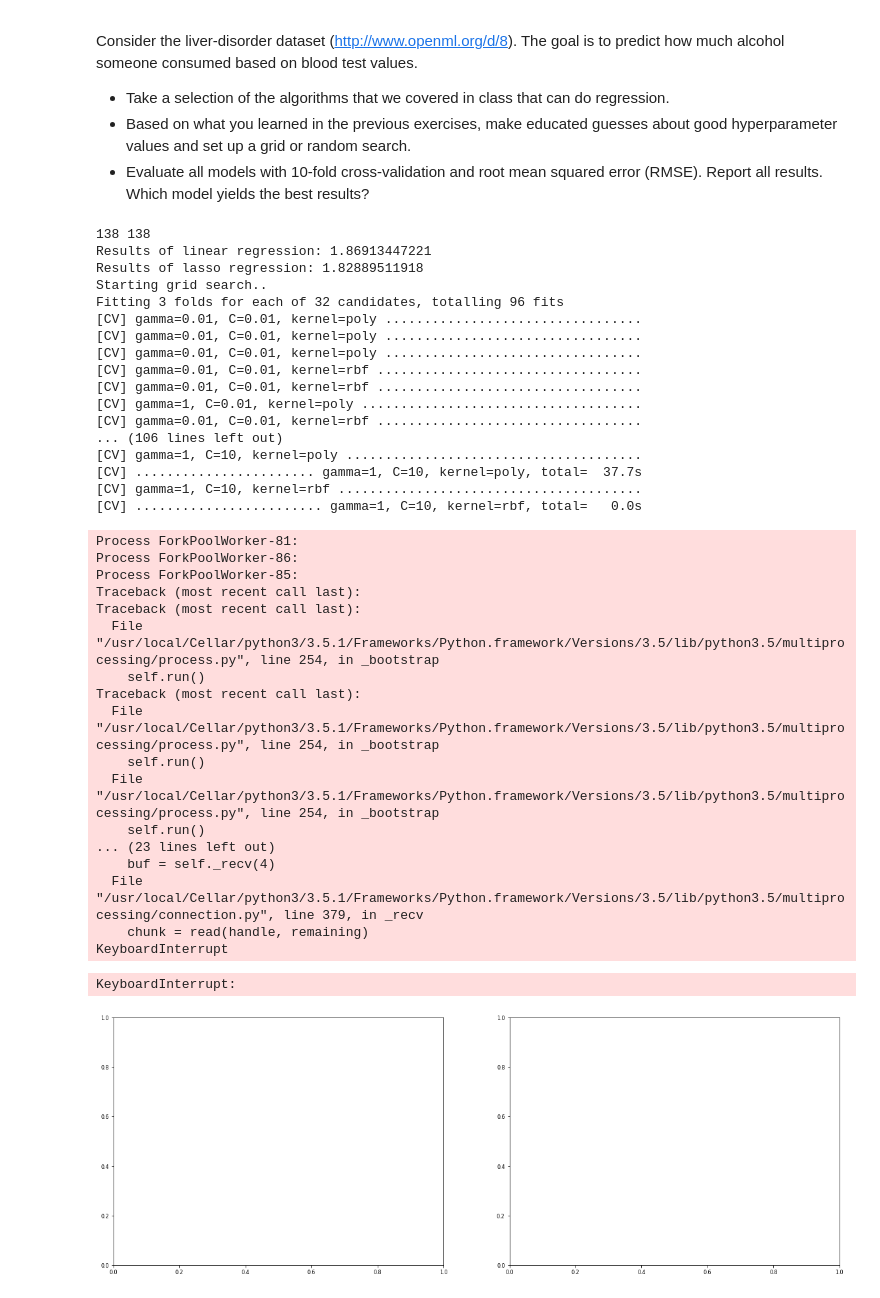
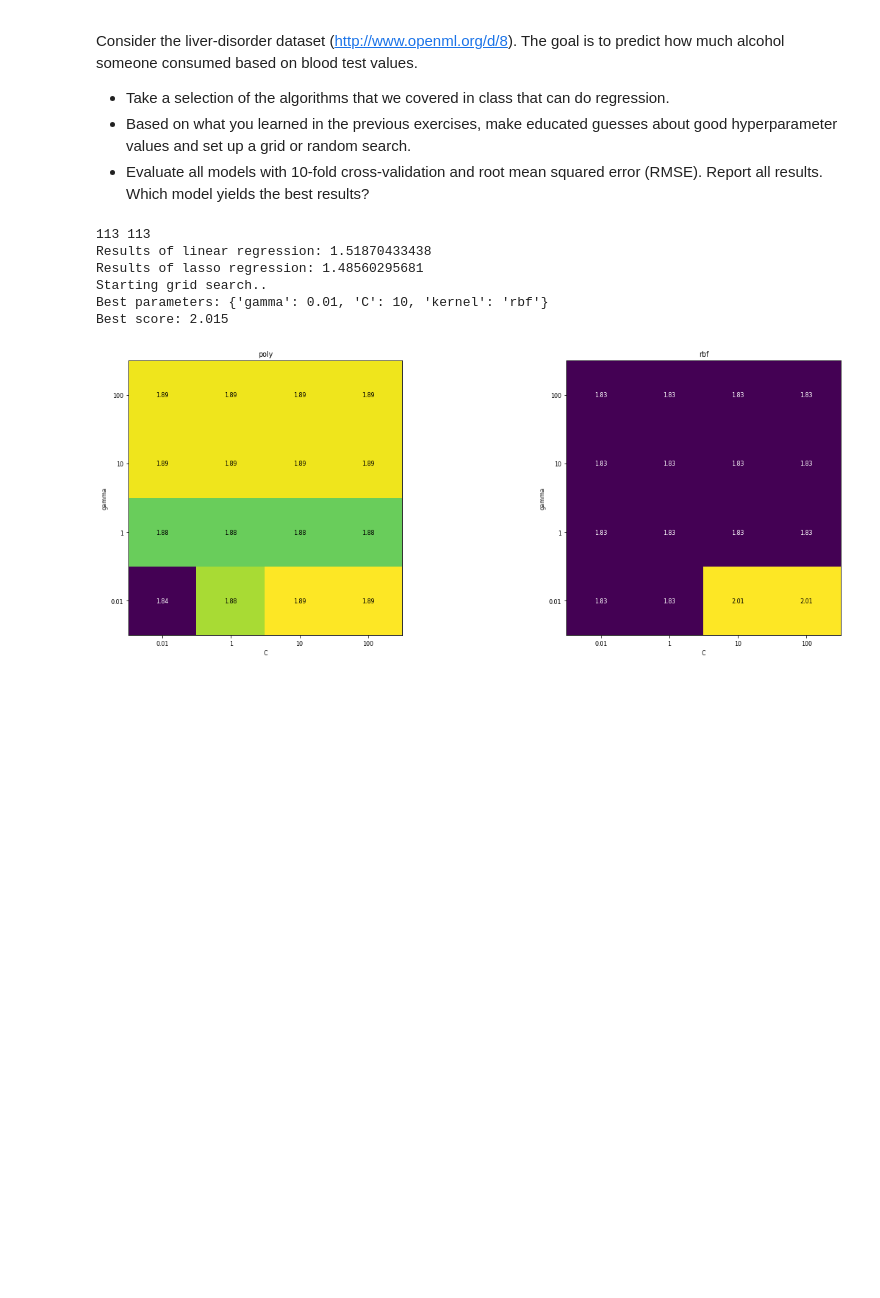
Before and after one commit to Zilarion/2IMW30-Assignment-1-2, a Jupyter notebook: a1/Assignment 1.ipynb, the cells around one changed output. Saved outputs shown, nothing was run; the diff lists cells and outputs as text; code cells hidden in the pictures; blank space fills up the shorter version.

Commit message:
Run last assignment

```diff
--- a/a1/Assignment 1.ipynb
+++ b/a1/Assignment 1.ipynb
@@ -568,7 +568,7 @@ from sklearn import linear_model
 liver = oml.datasets.get_dataset(8) # Download Liver-disorders data
 X, y = liver.get_data(target=liver.default_target_attribute);
 
-percentage = 0.4
+percentage = 0.33
 X = X[:int(len(X)*percentage)];
 y = y[:int(len(y)*percentage)];
 print(len(X), len(y))
@@ -592,66 +592,37 @@ print("Results of lasso regression: %s" % score.mean())
 # Run for several parameters
 param_grid = {
     'kernel':['poly', 'rbf'],
     'C': [0.01, 1, 10, 100],
     'gamma': [0.01, 1, 10, 100]
 }
 # Create three subplots
 numPlots=len(param_grid['kernel'])
 fig, axes = plt.subplots(1, numPlots,  figsize=(20, 7))
 print("Starting grid search..")
-grid = GridSearchCV(SVC(), param_grid, n_jobs=-1, scoring=make_scorer(rmse), verbose=2) #cv=kf, scoring=make_scorer(rmse))
+grid = GridSearchCV(SVC(), param_grid, n_jobs=-1, scoring=make_scorer(rmse)) #cv=kf, scoring=make_scorer(rmse))
 grid.fit(X, y)
 
 print("Best parameters: %s" % (grid.best_params_))
 print("Best score: {:.3f}".format(grid.best_score_))
 
 # Visualize all results
 results = pd.DataFrame(grid.cv_results_)
 scores = np.array(results.mean_test_score).reshape(len(param_grid['C']),
                                                    len(param_grid['gamma']),
                                                    len(param_grid['kernel']))
 
 
 # Visualize the results
 for i, ax in zip(range(numPlots), axes):
     # plot the heatmap of kernel scores
     ax.set_title(param_grid['kernel'][i])
     mglearn.tools.heatmap(np.transpose(scores[:,:,i]), ax=ax, ylabel='gamma', yticklabels=param_grid['gamma'],
                           xlabel='C', xticklabels=param_grid['C'], cmap="viridis");
 # %% [output]
-138 138
-Results of linear regression: 1.86913447221
-Results of lasso regression: 1.82889511918
+113 113
+Results of linear regression: 1.51870433438
+Results of lasso regression: 1.48560295681
 Starting grid search..
-Fitting 3 folds for each of 32 candidates, totalling 96 fits
-[CV] gamma=0.01, C=0.01, kernel=poly .................................
-[CV] gamma=0.01, C=0.01, kernel=poly .................................
-[CV] gamma=0.01, C=0.01, kernel=poly .................................
-[CV] gamma=0.01, C=0.01, kernel=rbf ..................................
-[CV] gamma=0.01, C=0.01, kernel=rbf ..................................
-[CV] gamma=1, C=0.01, kernel=poly ....................................
-[CV] gamma=0.01, C=0.01, kernel=rbf ..................................
-... (106 lines left out)
-[CV] gamma=1, C=10, kernel=poly ......................................
-[CV] ....................... gamma=1, C=10, kernel=poly, total=  37.7s
-[CV] gamma=1, C=10, kernel=rbf .......................................
-[CV] ........................ gamma=1, C=10, kernel=rbf, total=   0.0s
+Best parameters: {'gamma': 0.01, 'C': 10, 'kernel': 'rbf'}
+Best score: 2.015
-Process ForkPoolWorker-81:
-Process ForkPoolWorker-86:
-Process ForkPoolWorker-85:
-Traceback (most recent call last):
-Traceback (most recent call last):
-  File "/usr/local/Cellar/python3/3.5.1/Frameworks/Python.framework/Versions/3.5/lib/python3.5/multiprocessing/process.py", line 254, in _bootstrap
-    self.run()
-Traceback (most recent call last):
-  File "/usr/local/Cellar/python3/3.5.1/Frameworks/Python.framework/Versions/3.5/lib/python3.5/multiprocessing/process.py", line 254, in _bootstrap
-    self.run()
-  File "/usr/local/Cellar/python3/3.5.1/Frameworks/Python.framework/Versions/3.5/lib/python3.5/multiprocessing/process.py", line 254, in _bootstrap
-    self.run()
-... (23 lines left out)
-    buf = self._recv(4)
-  File "/usr/local/Cellar/python3/3.5.1/Frameworks/Python.framework/Versions/3.5/lib/python3.5/multiprocessing/connection.py", line 379, in _recv
-    chunk = read(handle, remaining)
-KeyboardInterrupt
-KeyboardInterrupt:
-[figure, old version]
+[figure, new version]
```
